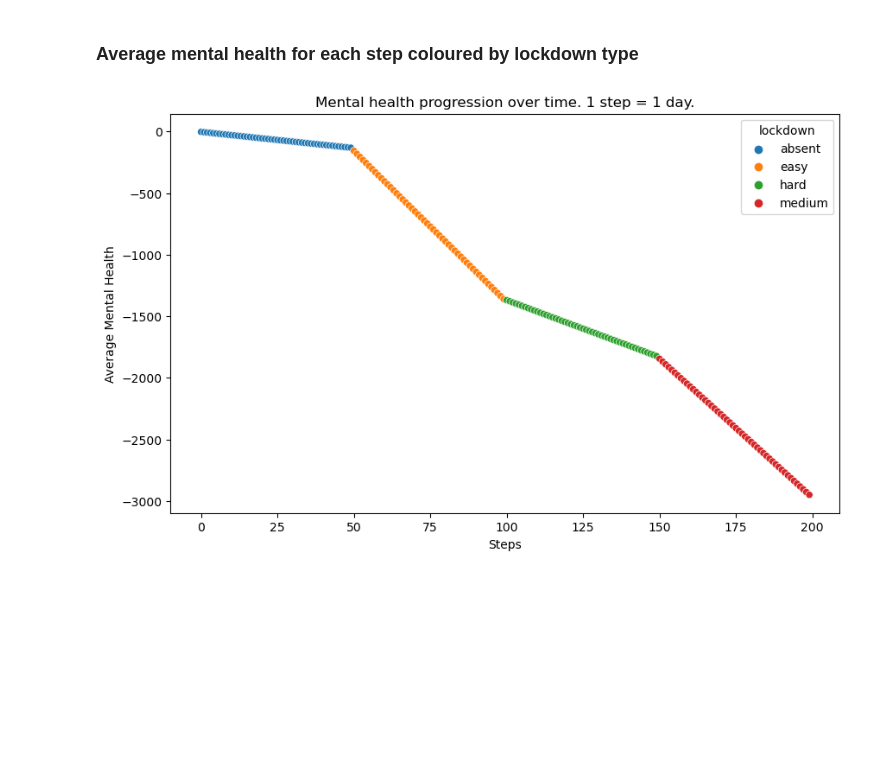
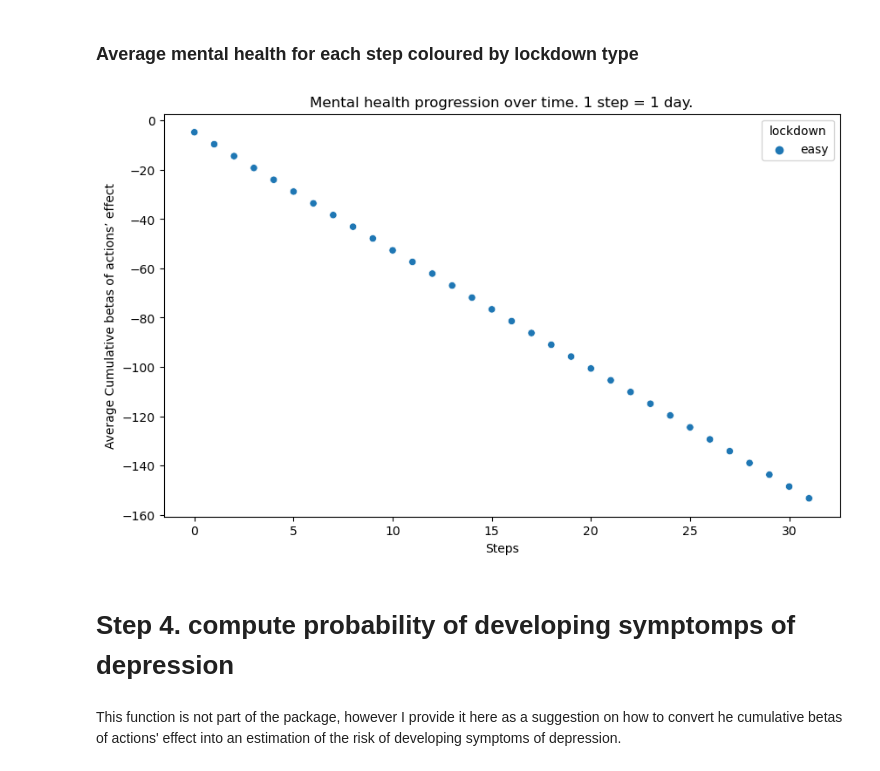
Before and after one commit to covid19ABM/comma, a Jupyter notebook: notebooks/tutorial.ipynb, the cells around one changed output. Cells and saved outputs as stored; diff of their text form; code cells hidden in the pictures; blank space fills up the shorter version.

```diff
--- a/notebooks/tutorial.ipynb
+++ b/notebooks/tutorial.ipynb
@@ -74,7 +150,7 @@ The model at the end of the run will output "simulation_results.csv".
 # %% [markdown]
 ### Step 3. Load and Plot the results
 # %%
-data = pd.read_csv('simulation_results.csv', delimiter=";", decimal=",")
+data = pd.read_csv('simulation_results_easy.csv', delimiter=";", decimal=",")
 # %%
 display(data.head())
 # %% [output]
@@ -175,9 +259,13 @@ plt.show()
 # %%
 plt.figure(figsize=(10, 6))
 sns.scatterplot(data=grouped_data, x='step_id', y='cumulative_mental_health', hue='lockdown')
 plt.xlabel('Steps')
-plt.ylabel('Average Mental Health')
+plt.ylabel('Average Cumulative betas of actions’ effect')
 plt.title('Mental health progression over time. 1 step = 1 day.')
 plt.show()
 # %% [output]
-[figure, old version]
+[figure, new version]
+# %% [markdown]
+# Step 4. compute probability of developing symptomps of depression
+# %% [markdown]
+This function is not part of the package, however I provide it here as a suggestion on how to convert he cumulative betas of actions' effect into an estimation of the risk of developing symptoms of depression.
```
Also changed, not shown: parts of 44 cells of this notebook, 10 other files.
